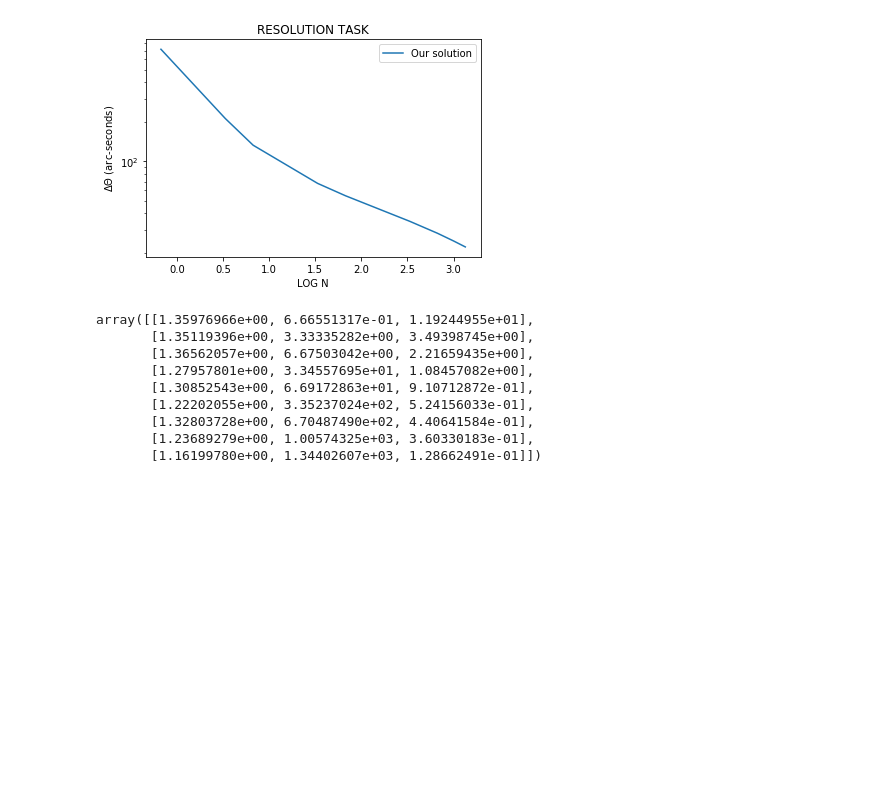
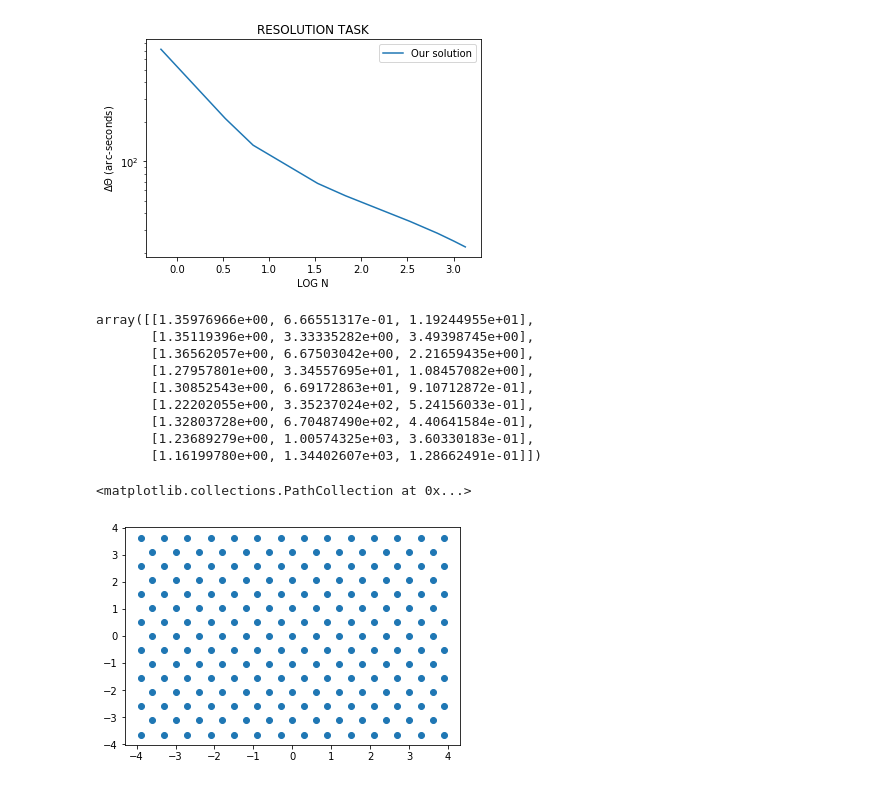
Before and after one commit to WinawerLab/vis-mod-course, a Jupyter notebook: Geisler1984/Geisler1984.ipynb, the cells around one changed output. Saved outputs shown, nothing was run; the diff lists cells and outputs as text; code cells hidden in the pictures; blank space fills up the shorter version.

```diff
--- a/Geisler1984/Geisler1984.ipynb
+++ b/Geisler1984/Geisler1984.ipynb
@@ -262,0 +327,6 @@ array([[1.35976966e+00, 6.66551317e-01, 1.19244955e+01],
+# %%
+photoreceptors = get_photoreceptor_locations(4, 4)
+plt.scatter(photoreceptors[:,0], photoreceptors[:,1])
+# %% [output]
+<matplotlib.collections.PathCollection at 0x...>
+[figure, added]
```
Also changed, not shown: parts of 6 cells of this notebook.
